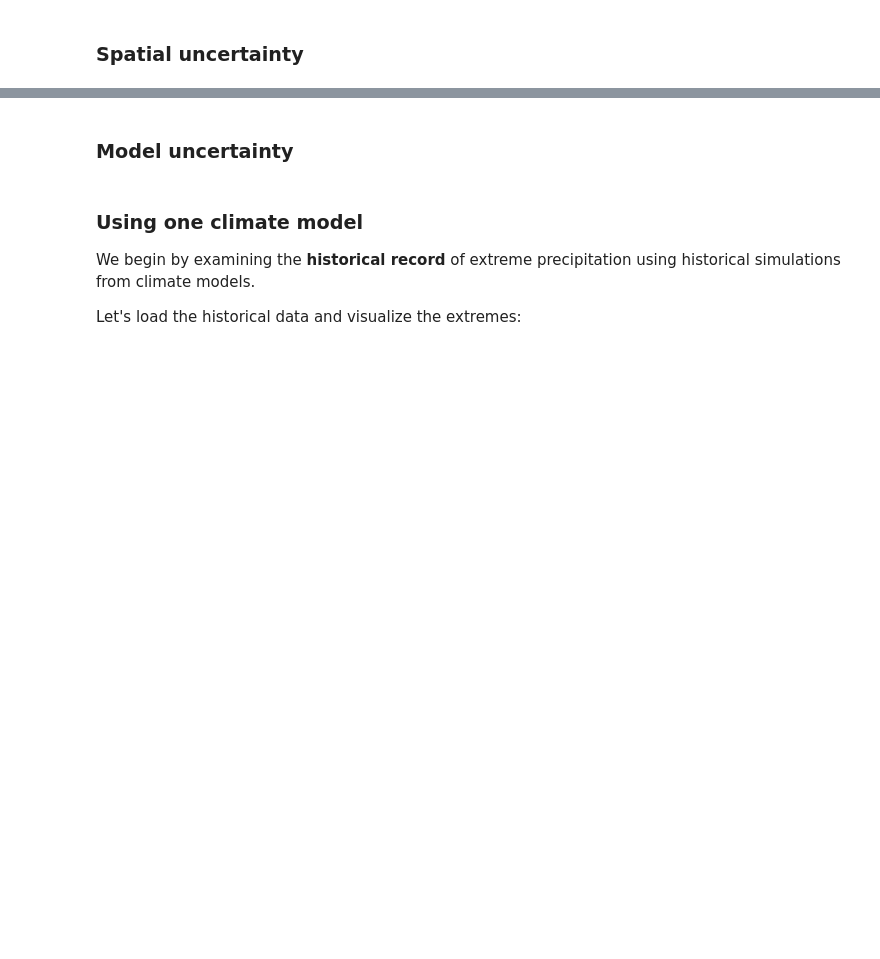
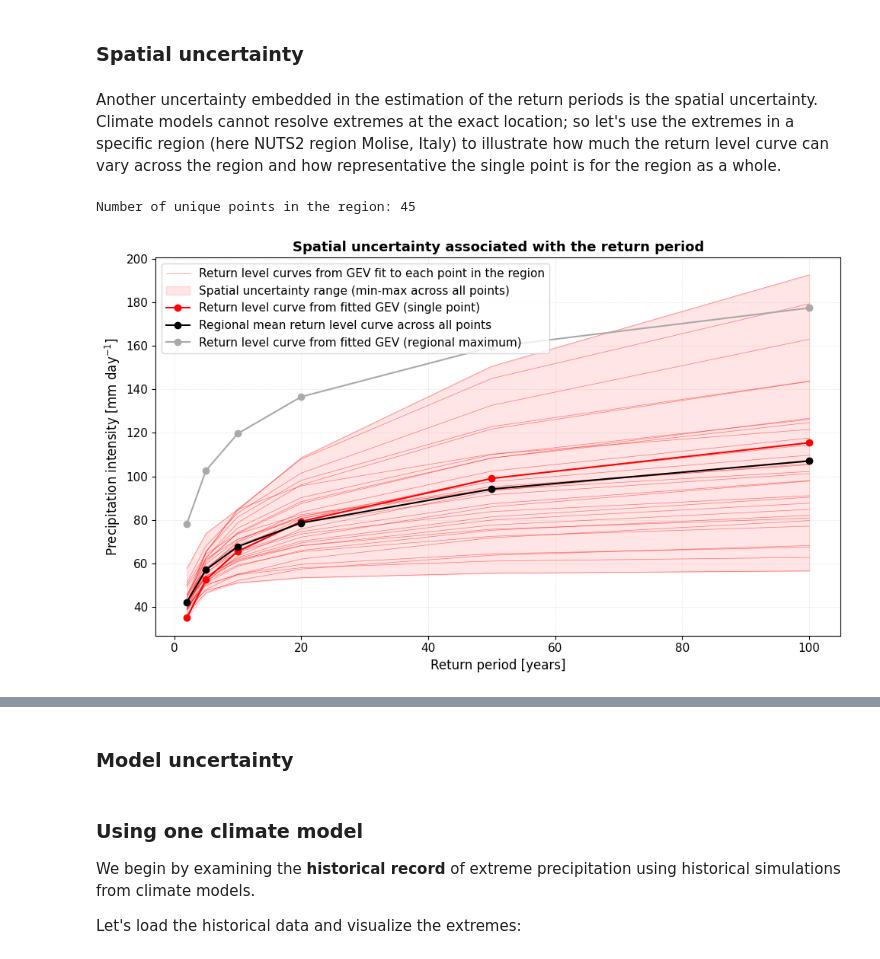
Before and after one commit to ecmwf-training/extreme-precipitation-exposure, a Jupyter notebook: tutorials/return_period.ipynb, the cells around one changed output, grey strips where cells are left out. Saved outputs shown, nothing was run; the diff lists cells and outputs as text; code cells hidden in the pictures; blank space fills up the shorter version.

Commit message:
feat: spatial uncertainty

```diff
--- a/tutorials/return_period.ipynb
+++ b/tutorials/return_period.ipynb
@@ -293,2 +333,46 @@ Precipitation intensity associated with different return periods at the selected
 # %% [markdown]
 ### Spatial uncertainty
+# %% [markdown]
+Another uncertainty embedded in the estimation of the return periods is the spatial uncertainty. Climate models cannot resolve extremes at the exact location; so let's use the extremes in a specific region (here NUTS2 region Molise, Italy) to illustrate how much the return level curve can vary across the region and how representative the single point is for the region as a whole.
+# %%
+# Use again the full data period but now plot the return level curve for all points in the region (i.e., for all lon/lat combinations) and compare to the return level curve from the single point used above.
+test_df['point_id'] = test_df['lon'].astype(str) + '_' + test_df['lat'].astype(str)
+print(f"Number of unique points in the region: {test_df['point_id'].nunique()}")
+test_df['year'] = test_df['time'].dt.year
+
+return_periods = np.array([2, 5, 10, 20, 50, 100])
+return_levels_all_points = []
+for point_id, group in test_df.groupby('point_id'):
+    annual_max_per_point = group.groupby('year')['rx1day'].max().dropna()
+    if len(annual_max_per_point) < 5:
+        continue
+    gev_params = genextreme.fit(annual_max_per_point)
+    return_levels_point = genextreme.ppf(1 - 1/return_periods, *gev_params)
+    return_levels_all_points.append(return_levels_point)
+return_levels_all_points = np.array(return_levels_all_points)
+# plot
+fig, ax = plt.subplots(figsize=(10, 6))
+# plot return level curves for all points in the region
+for i in range(return_levels_all_points.shape[0]):
+    ax.plot(return_periods, return_levels_all_points[i, :], color='red', alpha=0.5, linewidth=0.5, label="Return level curves from GEV fit to each point in the region" if i == 0 else None)
+# add shading for the range of return levels across all points
+ax.fill_between(return_periods, return_levels_all_points.min(axis=0), return_levels_all_points.max(axis=0), color='red', alpha=0.1, label='Spatial uncertainty range (min-max across all points)')
+# plot return level curve for the single point used before above
+ax.plot(return_periods, return_levels, marker='o', color='red', label='Return level curve from fitted GEV (single point)')
+# plot regional mean return level curve across all points
+regional_mean_return_levels = return_levels_all_points.mean(axis=0)
+ax.plot(return_periods, regional_mean_return_levels, marker='o', color='black', linestyle='-', label='Regional mean return level curve across all points')
+# extract regional maximum of the annual maximum from all points and fit a GEV distribution to it and plot the return level curve for the regional maximum
+regional_max_annual_max = test_df.groupby(['year', 'point_id'])['rx1day'].max().groupby('year').max()
+gev_params_regional_max = genextreme.fit(regional_max_annual_max)
+return_levels_regional_max = genextreme.ppf(1 - 1/return_periods, *gev_params_regional_max)
+ax.plot(return_periods, return_levels_regional_max, marker='o', color='darkgrey', linestyle='-', label='Return level curve from fitted GEV (regional maximum)')
+ax.set_xlabel('Return period [years]', fontsize=12)
+ax.set_ylabel('Precipitation intensity [mm day$^{-1}$]', fontsize=12)
+ax.set_title(f'Spatial uncertainty associated with the return period', fontsize=13, fontweight='bold')
+ax.legend(loc='upper left', fontsize=11, frameon=True)
+ax.grid(True, alpha=0.3, linestyle='--', linewidth=0.5)
+plt.tight_layout()
+# %% [output]
+Number of unique points in the region: 45
+[figure, added]
```
Also changed, not shown: parts of 8 cells of this notebook.
